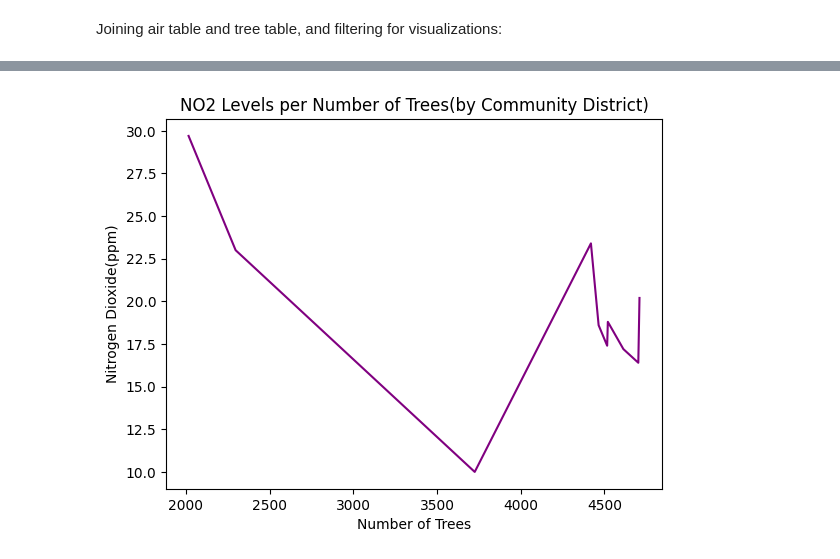
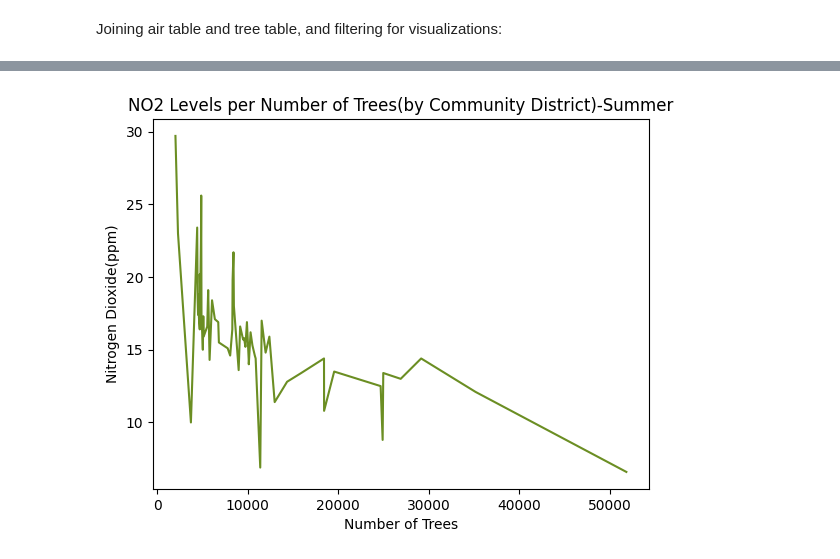
Before and after one commit to Angela-Rene/Trees_in_NYC, a Jupyter notebook: sql_and_plots.ipynb, the cells around one changed output, grey strips where cells are left out. Saved outputs shown, nothing was run; the diff lists cells and outputs as text; code cells hidden in the pictures.

```diff
--- a/sql_and_plots.ipynb
+++ b/sql_and_plots.ipynb
@@ -206,8 +173,7 @@ viz_summer = pd.read_sql_query(("""SELECT tree.cb_num, tree.tree_count AS count,
                  ON air.Geo_Join_ID = tree.cb_num
                  WHERE air.Time_Period = 'Summer 2015' AND
                  air.Name = 'Nitrogen dioxide (NO2)'
-                 ORDER BY tree_count ASC
-                 LIMIT 10;
+                 ORDER BY tree_count ASC;
                  """), conn)
-print(viz_summer)
+viz_summer.head()
 # %% [output]
@@ -225,8 +216,8 @@ print(viz_summer)
 # %%
-plt.plot(viz_summer['count'], viz_summer['NO2_value'], color='purple')
-plt.title('NO2 Levels per Number of Trees(by Community District)')
+plt.plot(viz_summer['count'], viz_summer['NO2_value'], color='#6B8E23')
+plt.title('NO2 Levels per Number of Trees(by Community District)-Summer')
 plt.xlabel('Number of Trees')
 plt.ylabel('Nitrogen Dioxide(ppm)')
 plt.show()
 # %% [output]
-[figure, old version]
+[figure, new version]
```
Also changed, not shown: parts of 22 cells of this notebook, 4 other files.
